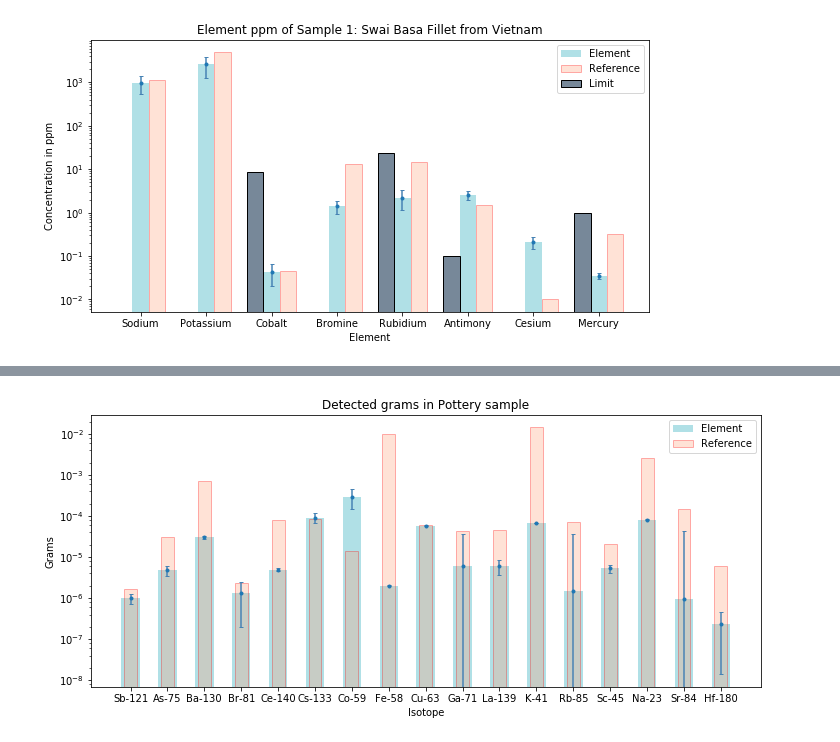
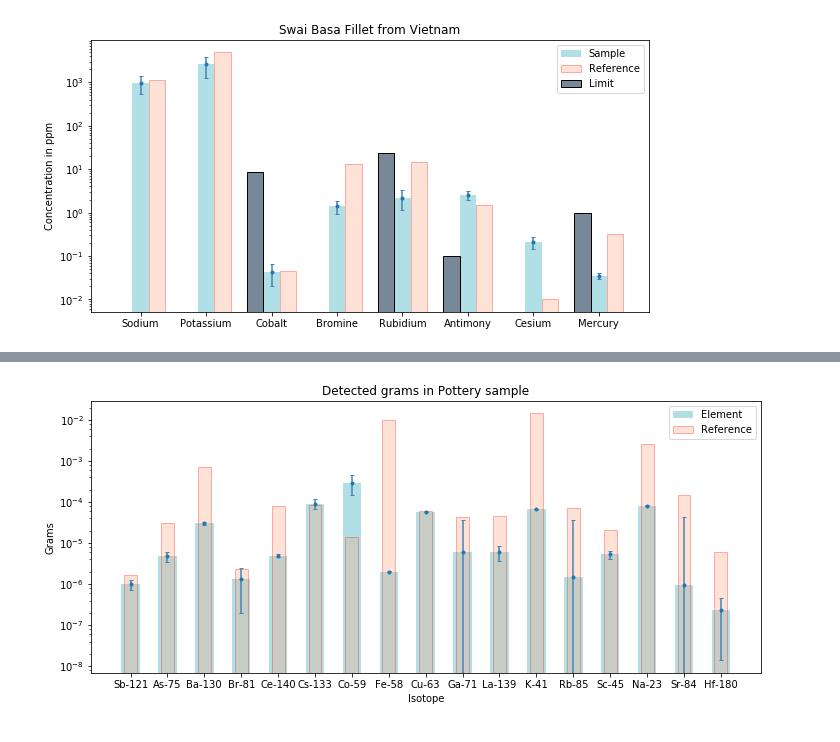
Before and after one commit to bearing/radwatch-analysis, a Jupyter notebook: ppmComparison.ipynb, the cells around one changed output, grey strips where cells are left out. Cells and saved outputs as stored; diff of their text form; code cells hidden in the pictures.

```diff
--- a/ppmComparison.ipynb
+++ b/ppmComparison.ipynb
@@ -10,35 +12,78 @@ ppm = [980.2, 2588.97, 0.043, 1.4, 2.22, 2.57, 0.21, 0.035]
 sys_unc = [428.53, 1325.27, 0.022, 0.45, 1.056, 0.62, 0.061, 0.0043]
 stat_unc = [5.66, 98.93, 0.0056, 0.07, 0.058, 0.17, 0.016, 0.0026]
 x = np.linspace(1,len(ppm),len(ppm))
 tot_unc = []
 for i in x:
     val = (sys_unc[int(i)-1]**2+stat_unc[int(i)-1]**2)**0.5
     tot_unc.append(val)
 
 mpl_fig = plt.figure(figsize=(10,5))
 ax = mpl_fig.add_subplot(111)
 width = 0.25
-p1 = ax.bar(x, ppm, width, color='powderblue', label='Element')
+p1 = ax.bar(x, ppm, width, color='powderblue', label='Sample')
 
 #reference values (based on averages)
 ppm2 = [1120, 4912, 0.045, 13, 14.7, 1.5, 0.01, 0.314]
 
 #regulatory limits for the elements
 limits = [0, 0, 8.48, 0, 23, 0.1, 0, 1]
+
+y_title = 'Concentration in ppm'
+title_text = 'Swai Basa Fillet from Vietnam'
 
 #reference graph
 p2 = ax.bar(x+0.25, ppm2, width, color='lightsalmon', edgecolor='red', alpha=0.3, label='Reference')
 #error bars
 p3 = plt.errorbar(x, ppm, yerr=tot_unc, fmt='.', ecolor='steelblue', capthick=1, capsize=2)
 #limits graph
 p4 = ax.bar(x-0.25, limits, width, color='lightslategray', edgecolor='k', label='Limit')
 
-plt.xlabel('Element')
-plt.ylabel('Concentration in ppm')
-plt.title('Element ppm of Sample 1: Swai Basa Fillet from Vietnam')
+plt.ylabel(y_title)
+plt.title(title_text)
 plt.legend()
 plt.xticks(x, elements)
 ax.set_yscale('log')
 plt.show()
+
+fig = go.Figure()
+fig.add_trace(go.Bar(
+    name='Sample',
+    x=elements,
+    y=ppm,
+    error_y=dict(type='data', array=tot_unc),
+    marker_color='powderblue',
+#    line_color='steelblue'
+))
+fig.add_trace(go.Bar(
+    name='Reference',
+    x=elements,
+    y=ppm2,
+    marker_color='lightsalmon',
+    marker_line_color='red',
+    marker_line_width=1.5
+))
+fig.add_trace(go.Bar(
+    name='Limit',
+    x=elements,
+    y=limits,
+    marker_color='lightslategray',
+    marker_line_color='darkslategray',
+    marker_line_width=1.5
+))
+
+fig.update_layout(yaxis_type="log")
+fig.update_layout(plot_bgcolor='white')#,width=700, height=700)
+fig.update_yaxes(linecolor='black',tickcolor='black',
+                 tickfont=dict(color='black', size=16))
+fig.update_xaxes(linecolor='black',tickfont=dict(color='black', size=16))
+fig.update_layout(legend_orientation="h",legend=dict(x=0.5, y=1.05))
+fig.update_layout(barmode='group')
+fig.update_layout(title=title_text, title_x=0.5,
+                  yaxis_title=y_title,
+                  font=dict(size=18)
+)
+
+fig.show()
+fig.write_html("2017-sample1.html",include_plotlyjs=False)
 # %% [output]
-[figure, old version]
+[figure, new version]
```
Also changed, not shown: parts of 17 cells of this notebook, 37 other files.
